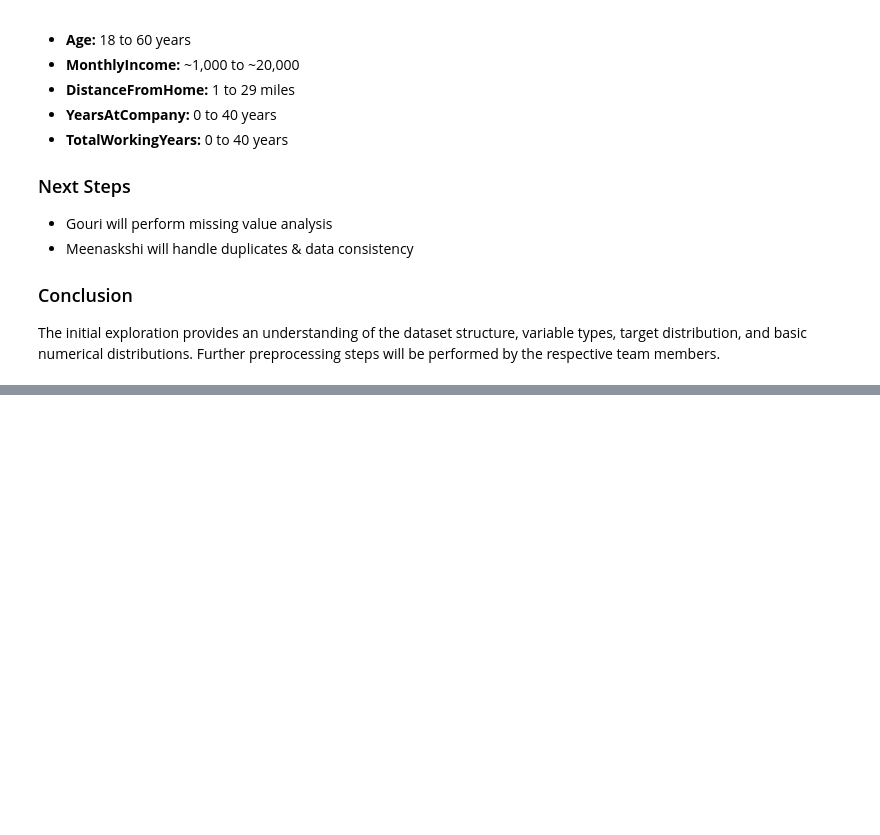
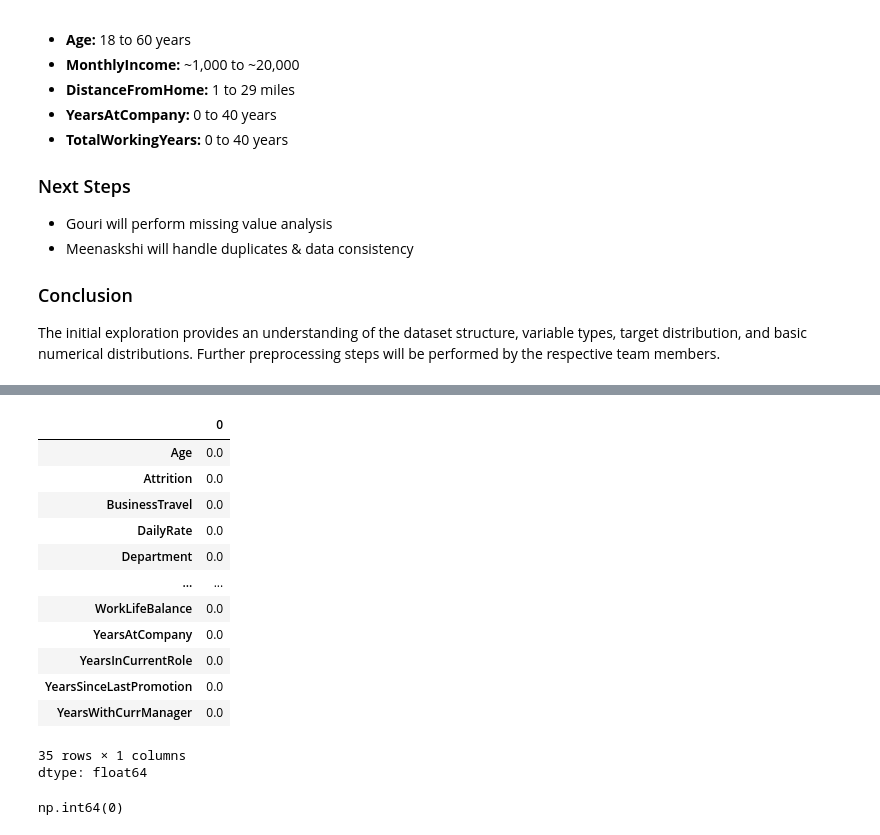
Before and after one commit to Jishafranklin/Parallel-Project-HR-Employee-Attrition-Preprocessing, a Jupyter notebook: notebooks/HR_Employee_Attrition_Preprocessing.ipynb, the cells around one changed output, grey strips where cells are left out. Drawn from its saved outputs; the diff is of its cells as text; code cells hidden in the pictures; blank space fills up the shorter version.

```diff
--- a/notebooks/HR_Employee_Attrition_Preprocessing.ipynb
+++ b/notebooks/HR_Employee_Attrition_Preprocessing.ipynb
@@ -228,0 +260,21 @@ The initial exploration provides an understanding of the dataset structure, vari
+# %%
+df.isna().mean() * 100
+# %% [output]
+|  | 0 |
+| Age | 0.0 |
+| Attrition | 0.0 |
+| BusinessTravel | 0.0 |
+| DailyRate | 0.0 |
+| Department | 0.0 |
+| ... | ... |
+| WorkLifeBalance | 0.0 |
+| YearsAtCompany | 0.0 |
+| YearsInCurrentRole | 0.0 |
+| YearsSinceLastPromotion | 0.0 |
+| YearsWithCurrManager | 0.0 |
+35 rows × 1 columns
+dtype: float64
+# %%
+df.isna().sum().sum()
+# %% [output]
+np.int64(0)
```
Also changed, not shown: parts of 13 cells of this notebook.
